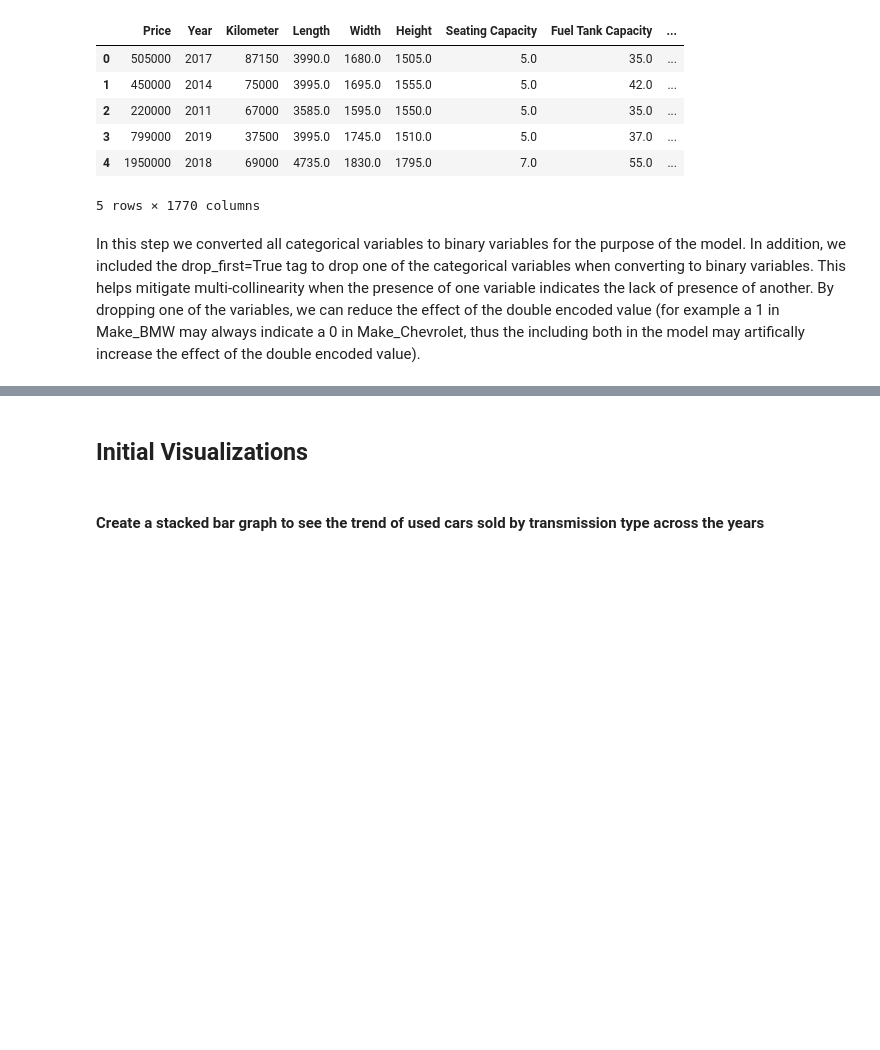
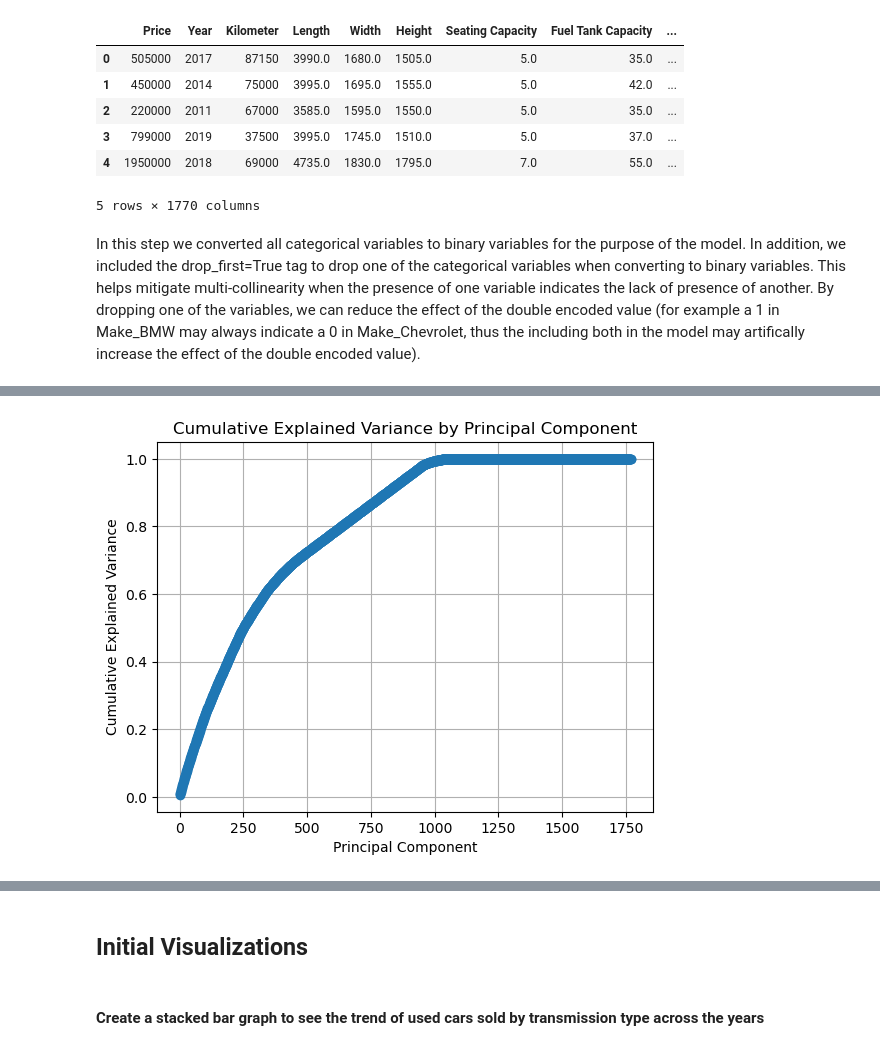
Before and after one commit to oliverfanderson/python-used-car-sales, a Jupyter notebook: Final_Project.ipynb, the cells around one changed output, grey strips where cells are left out. Saved outputs shown, nothing was run; the diff lists cells and outputs as text; code cells hidden in the pictures; blank space fills up the shorter version.

```diff
--- a/Final_Project.ipynb
+++ b/Final_Project.ipynb
@@ -196,0 +207,12 @@ usedcars_ML.to_csv('ML_usedcars.csv', index=False)
+# %%
+# Split the dataset into features (X) and labels (y)
+X = usedcars_ML.drop(columns=['Price'])  # Features
+y = usedcars_ML['Price']  # Labels
+
+# Split the data into training and testing sets
+X_train, X_test, y_train, y_test = train_test_split(X, y, test_size=0.2, random_state=42)
+
+# Standardize the features
+scaler = StandardScaler()
+X_train_scaled = scaler.fit_transform(X_train)
+X_test_scaled = scaler.transform(X_test)
@@ -196,0 +255,85 @@ usedcars_ML.to_csv('ML_usedcars.csv', index=False)
+# %%
+
+# Applying PCA function on training
+# and testing set of X component
+# from sklearn.decomposition import PCA
+
+def perform_pca(data, target_variable):
+    # Separate the target variable from the features
+    X = data.drop(target_variable, axis=1)
+    y = data[target_variable]
+
+    # Standardize the features
+    scaler = StandardScaler()
+    X_scaled = scaler.fit_transform(X)
+
+    # Perform PCA
+    pca = PCA()
+    principal_components = pca.fit_transform(X_scaled)
+
+    # Explained variance ratio
+    explained_variance_ratio = pca.explained_variance_ratio_
+
+    # Cumulative explained variance
+    cum_explained_variance = np.cumsum(explained_variance_ratio)
+
+    # Feature importance within each component
+    feature_importance = pca.components_
+
+    # Create a DataFrame to store the results
+    pca_results = pd.DataFrame({
+        'Principal Component': range(1, len(explained_variance_ratio) + 1),
+        'Explained Variance Ratio': explained_variance_ratio,
+        'Cumulative Explained Variance': cum_explained_variance
+    })
+
+    # Plot cumulative explained variance
+    plt.plot(range(1, len(explained_variance_ratio) + 1), cum_explained_variance, marker='o')
+    plt.xlabel('Principal Component')
+    plt.ylabel('Cumulative Explained Variance')
+    plt.title('Cumulative Explained Variance by Principal Component')
+    plt.grid(True)
+    plt.show()
+
+    # Print feature importance within each component for the top 650 components (explaining 80% of variance) and importance > 0.25
+    num_components = min(650, len(feature_importance))
+    importance_threshold = 0.25
+    for i in range(num_components):
+        component_importance = feature_importance[i]
+        relevant_features = [feat for j, feat in enumerate(X.columns) if abs(component_importance[j]) > importance_threshold]
+        if len(relevant_features) > 0:
+            print(f"\nPrincipal Component {i+1} - Feature Importance:")
+            for feat in relevant_features:
+                print(f"{feat}: {component_importance[X.columns.get_loc(feat)]}")
+
+    # Rejoin the first num_components of PCA transformed data with the target variable
+    modelDs = pd.concat([pd.DataFrame(principal_components[:, :num_components]), y], axis=1)
+
+    # Return the PCA results, transformed data, and the target variable
+    return pca_results, pd.DataFrame(principal_components[:, :num_components], columns=[f'PC{i}' for i in range(1, num_components + 1)]), y
+
+# Example usage
+# data = pd.read_csv('your_dataset.csv')  # Replace with your dataset
+
+# Call the PCA function
+pca_results, transformed_data, target_variable = perform_pca(usedcars_ML, 'Price')
+
+# Print the PCA results
+print("\nPCA Results:")
+print(pca_results)
+
+# Print the transformed data
+print("\nTransformed Data:")
+print(transformed_data)
+
+# Print the target variable
+print("\nTarget Variable:")
+print(target_variable)
+
+# Verify dimensions
+if transformed_data.shape[0] == target_variable.shape[0]:
+    # Reset the index of both DataFrames
+    transformed_data.reset_index(drop=True, inplace=True)
+    target_variable.reset_index(drop=True, inplace=True)
+# %% [output]
+[figure, added]
```
Also changed, not shown: parts of 37 cells of this notebook, 2 other files.
